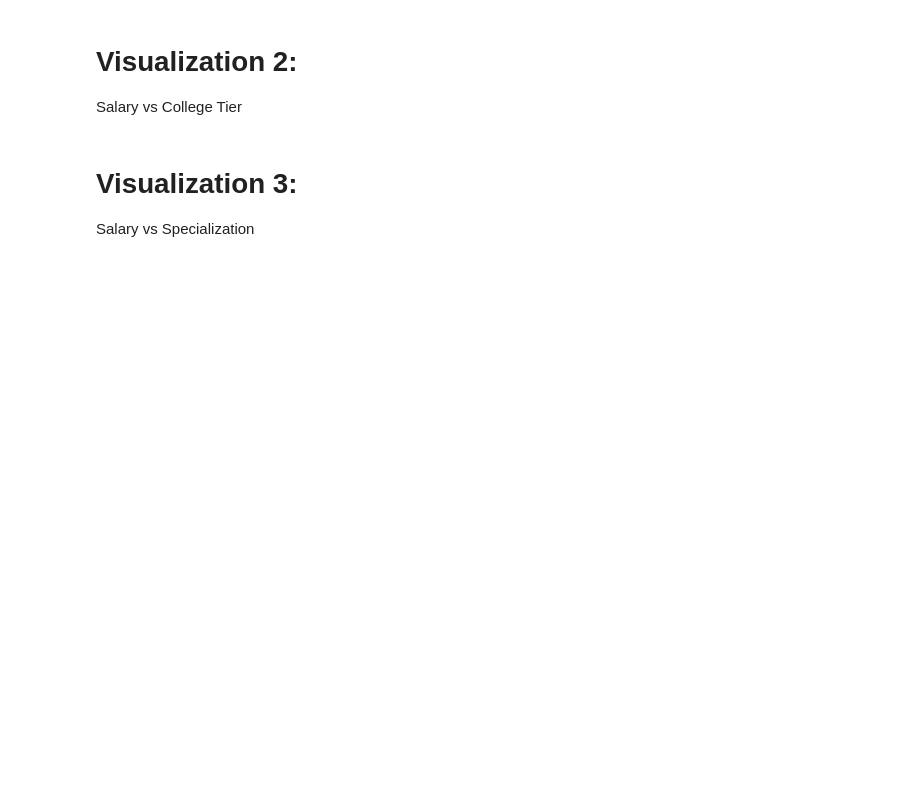
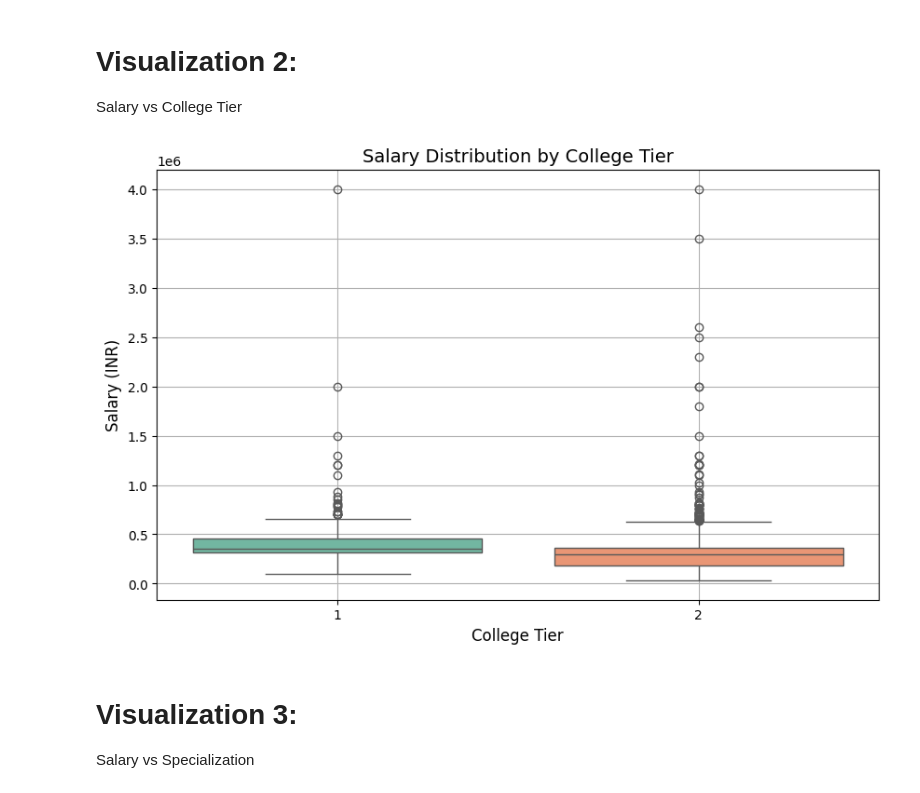
Before and after one commit to EliyaRabia/Tabular-data, a Jupyter notebook: project.ipynb, the cells around one changed output. Cells and saved outputs as stored; diff of their text form; code cells hidden in the pictures; blank space fills up the shorter version.

```diff
--- a/project.ipynb
+++ b/project.ipynb
@@ -42,0 +3,12 @@ ModuleNotFoundError: No module named 'seaborn'
+# %%
+# Import necessary libraries
+import pandas as pd
+import matplotlib.pyplot as plt
+import seaborn as sns
+
+# Load the dataset
+data_path = "./data/Engineering_graduate_salary.csv"
+data = pd.read_csv(data_path)
+
+# Display basic info
+data.info()
@@ -58,13 +49,15 @@ plt.show()
 Salary vs College Tier
 # %%
 plt.figure(figsize=(10, 6))
-sns.boxplot(x='CollegeTier', y='Salary', data=data, palette='Set2')
+sns.boxplot(x='CollegeTier', y='Salary', data=data, hue='CollegeTier', palette='Set2', legend=False)
 plt.title("Salary Distribution by College Tier", fontsize=14)
 plt.xlabel("College Tier", fontsize=12)
 plt.ylabel("Salary (INR)", fontsize=12)
 plt.grid(True)
 plt.show()
 # Add explanation about how college tier affects salary.
+# %% [output]
+[figure, added]
 # %% [markdown]
 # Visualization 3:
 Salary vs Specialization
```
Also changed, not shown: parts of 10 cells of this notebook.
